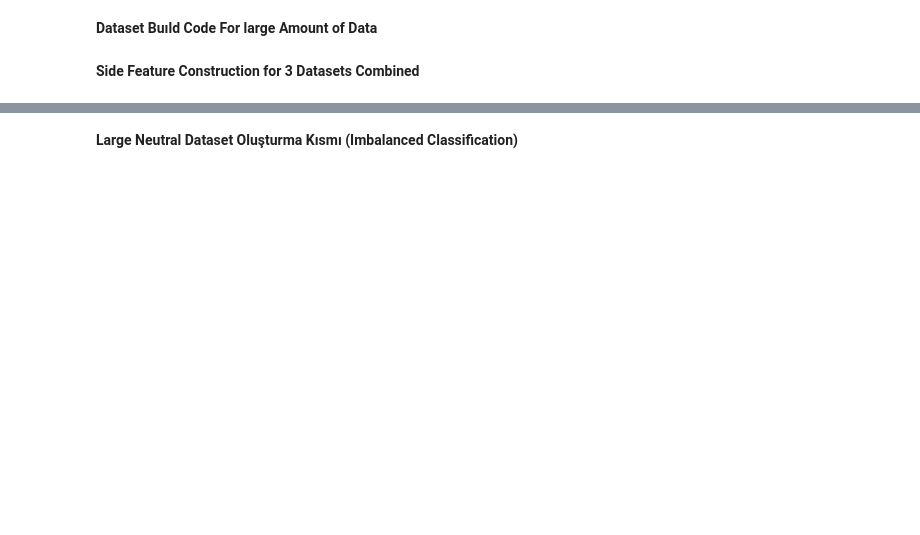
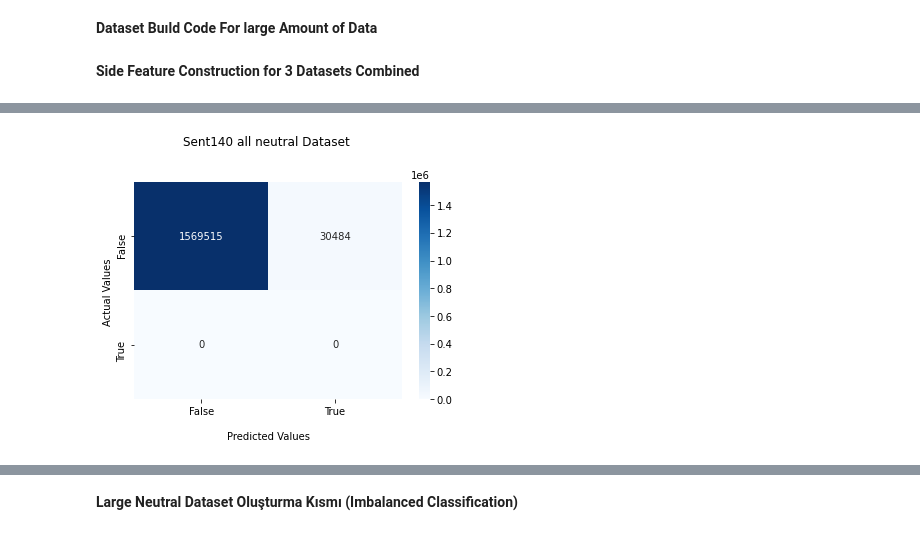
Before and after one commit to saiddonmez/suicide-detection-project, a Jupyter notebook: kaka.ipynb, the cells around one changed output, grey strips where cells are left out. Cells and saved outputs as stored; diff of their text form; code cells hidden in the pictures; blank space fills up the shorter version.

```diff
--- a/kaka.ipynb
+++ b/kaka.ipynb
@@ -101,0 +237,33 @@ confusion_matrix(select_test_labels,y_pred)
+# %%
+#LOAD THE LIWC RESULT
+sent140_neu =pd.read_csv(r"D:\Masaüstü\suicide-detection-project\all_data\sent140_data\sent140_neutral-LIWC Analysis.csv")
+# %%
+sent140_test_labels = sent140_neu["class"]
+sent140_neu_test_set = sent140_neu[selected_features]
+#sent140_neu_test = (sent140_neu_test-means_selected_data)/stds_selected_data
+# %%
+sen140pred = lgbm_model.predict(sent140_neu_test_set)
+# %%
+import matplotlib.pyplot as plt
+from sklearn.metrics import plot_confusion_matrix
+import seaborn as sns
+cf_matrix = confusion_matrix(sent140_test_labels,sen140pred)
+
+labels = ['True Neg','False Pos','False Neg','True Pos']
+
+labels = np.asarray(labels).reshape(2,2)
+
+ax = sns.heatmap(cf_matrix, annot=cf_matrix, fmt='', cmap='Blues')
+
+ax.set_title('Sent140 all neutral Dataset \n\n');
+ax.set_xlabel('\nPredicted Values')
+ax.set_ylabel('Actual Values ');
+
+## Ticket labels - List must be in alphabetical order
+ax.xaxis.set_ticklabels(['False','True'])
+ax.yaxis.set_ticklabels(['False','True'])
+
+## Display the visualization of the Confusion Matrix.
+plt.show()
+# %% [output]
+[figure, added]
```
Also changed, not shown: parts of 50 cells of this notebook.
